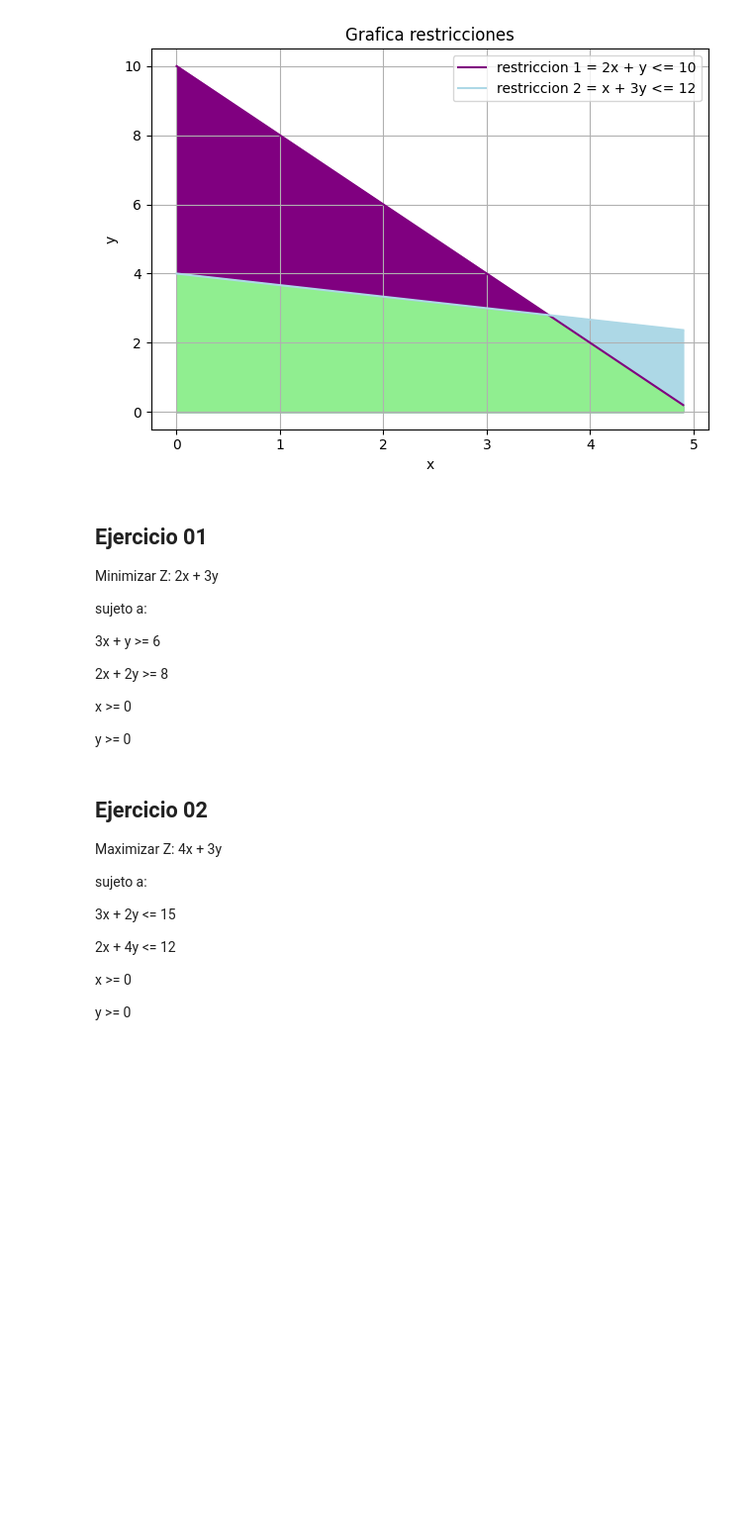
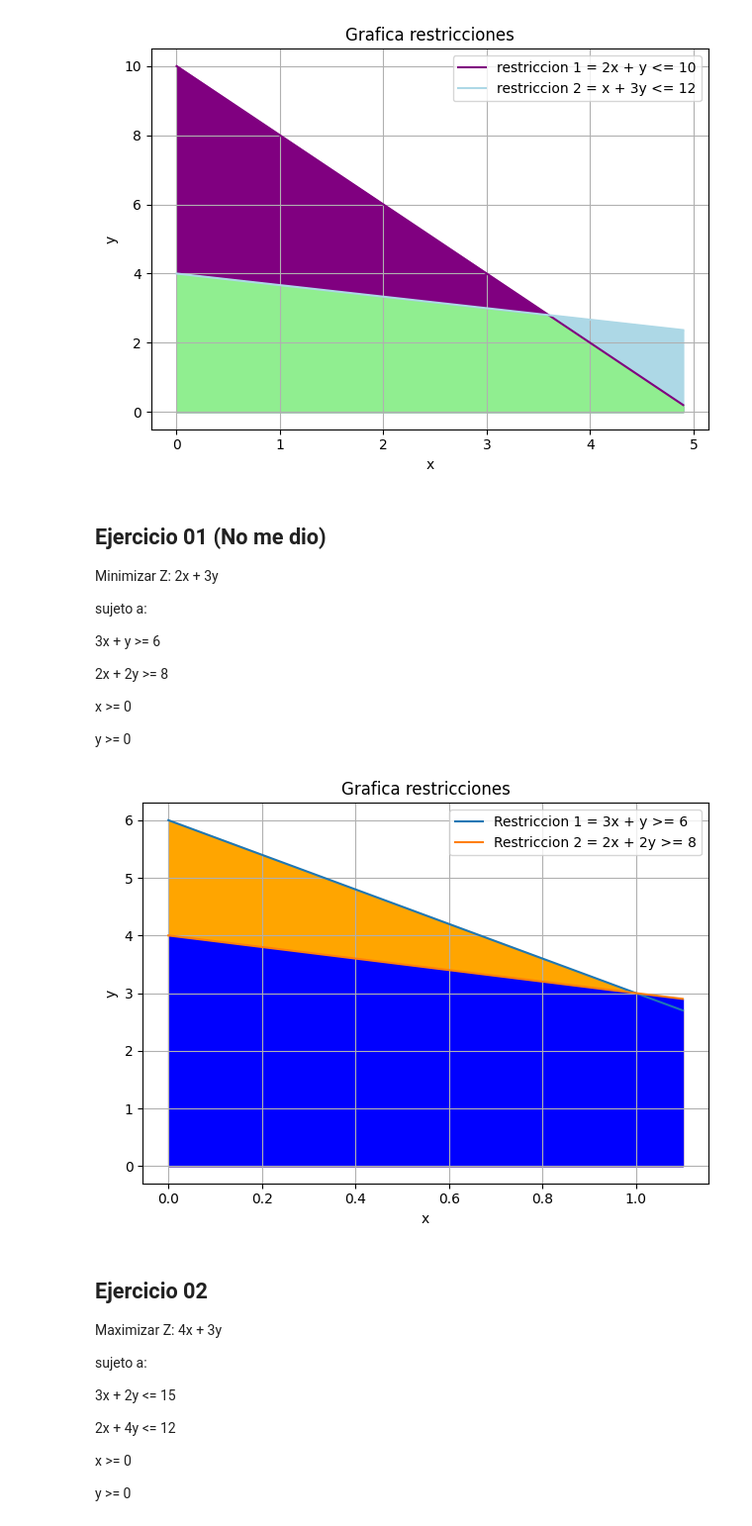
Before and after one commit to JulianaRamirez8/Fundamentos-de-optimizacion-lineal, a Jupyter notebook: Taller_00_solución_gráfica_de_problemas_de_optimización_lineal.ipynb, the cells around one changed output. Shown: that part at 99% size. Drawn from its saved outputs; the diff is of its cells as text; code cells hidden in the pictures; blank space fills up the shorter version.

```diff
--- a/Taller_00_solución_gráfica_de_problemas_de_optimización_lineal.ipynb
+++ b/Taller_00_solución_gráfica_de_problemas_de_optimización_lineal.ipynb
@@ -399,7 +401,7 @@ plt.show()
 # %% [output]
 [figure]
 # %% [markdown]
-## Ejercicio 01
+## Ejercicio 01 (No me dio)
 
 Minimizar  Z: 2x + 3y
 
@@ -413,32 +415,50 @@ Minimizar  Z: 2x + 3y
 
    y >= 0
 # %%
-# Resuelva en esta celda el ejercicio
+# Resuelva en esta celda el ejercicio (noentiendo)
 import numpy as np
 import matplotlib.pyplot as plt
 
 #Definir la funcion
 def max_entre_expresiones(dominio):
   maximos=[]
   for x in dominio:
-    #evaluar las funciones para cada valor de x y deteerminar el max para la lista
+    #evaluar las funciones para cada valor de x y determinar el max para la lista
     y1=6-3*x
     y2=(8-2*x)/2
     maximos.append(max(y1,y2))
   return maximos
 
 #Crear valores de x
-x = np.arange(0,1,0.1)
+x = np.arange(0,1.2,0.1)
 
 #Invocar funcion
 max_valor =max_entre_expresiones(x)
 
 #Restricciones de y
 y1=6-3*x
 y2= (8-2*x)/2
 y3= (10-3*x)/4
 
-#
+#Titulos
+plt.xlabel("x")
+plt.ylabel("y")
+plt.title("Grafica restricciones")
+
+#Graficar restricciones
+plt.plot(x,y1,label="Restriccion 1 = 3x + y >= 6")
+plt.plot(x,y2,label="Restriccion 2 = 2x + 2y >= 8")
+plt.fill_between(x,y1,color="orange")
+plt.fill_between(x,y2,color="blue")
+#plt.fill_between(x,max_valor,color="red")
+plt.tight_layout()
+
+#Mostrar leyenda, cuadricula y resultados
+plt.legend()
+plt.grid(True)
+plt.show()
+# %% [output]
+[figure, added]
 # %% [markdown]
 ## Ejercicio 02
 
```
Also changed, not shown: parts of 17 cells of this notebook.
